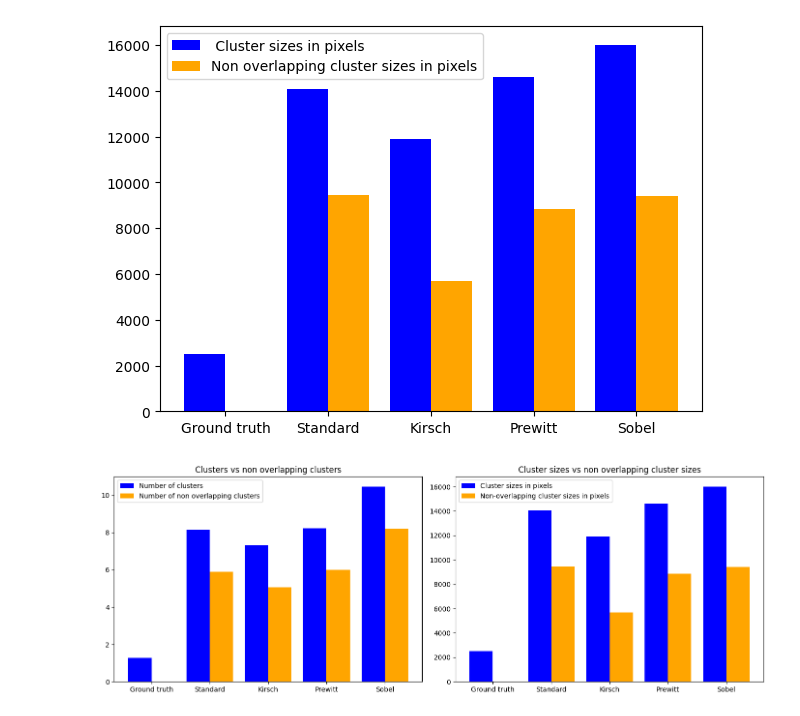
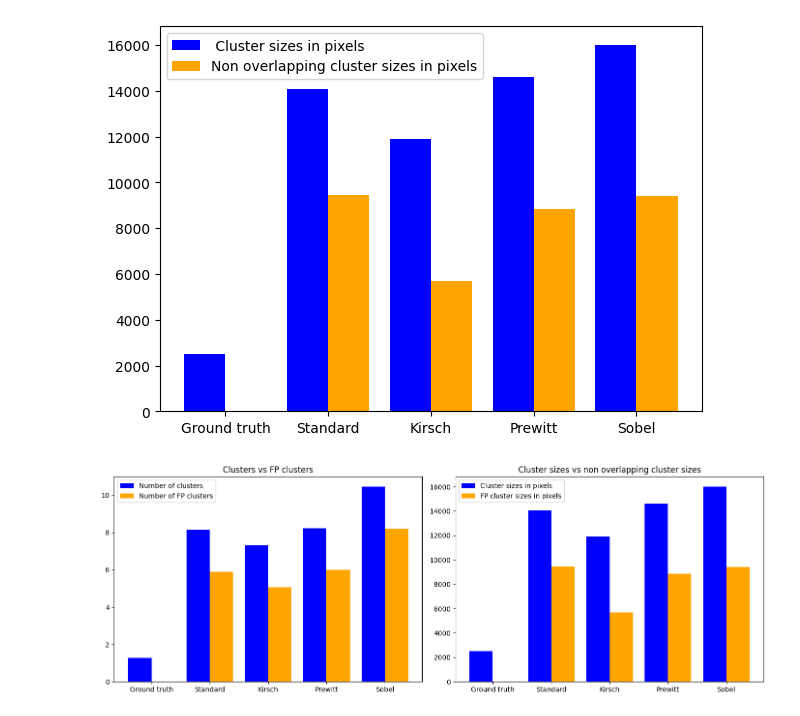
Before and after one commit to PaulZaha/CoronaryArteryDisease_v2, a Jupyter notebook: Models/Evaluation.ipynb, the cells around one changed output. Cells and saved outputs as stored; diff of their text form; code cells hidden in the pictures.

```diff
--- a/Models/Evaluation.ipynb
+++ b/Models/Evaluation.ipynb
@@ -186,24 +188,24 @@ plt.xticks(x,bar_names)
 # %%
 # Create subplots
 fig, axes = plt.subplots(1, 2, figsize=(14, 5))
 
 # Plotting the first subplot
 axes[0].bar(x-0.2, clusters, width=0.4, color='blue')
 axes[0].bar(x+0.2, nonoverlaps, width=0.4, color='orange')
-axes[0].legend(['Number of clusters','Number of non overlapping clusters'])
+axes[0].legend(['Number of clusters','Number of FP clusters'])
 axes[0].set_xticks(x)
 axes[0].set_xticklabels(bar_names)
-axes[0].set_title('Clusters vs non overlapping clusters')
+axes[0].set_title('Clusters vs FP clusters')
 
 # Plotting the second subplot
 axes[1].bar(x-0.2, cluster_sizes, width=0.4, color='blue')
 axes[1].bar(x+0.2, nonoverlaps_sizes, width=0.4, color='orange')
-axes[1].legend(['Cluster sizes in pixels','Non-overlapping cluster sizes in pixels'])
+axes[1].legend(['Cluster sizes in pixels','FP cluster sizes in pixels'])
 axes[1].set_xticks(x)
 axes[1].set_xticklabels(bar_names)
 axes[1].set_title('Cluster sizes vs non overlapping cluster sizes')
 
 plt.tight_layout()
 plt.show()
 # %% [output]
-[figure, old version]
+[figure, new version]
```
Also changed, not shown: parts of 2 cells of this notebook.
